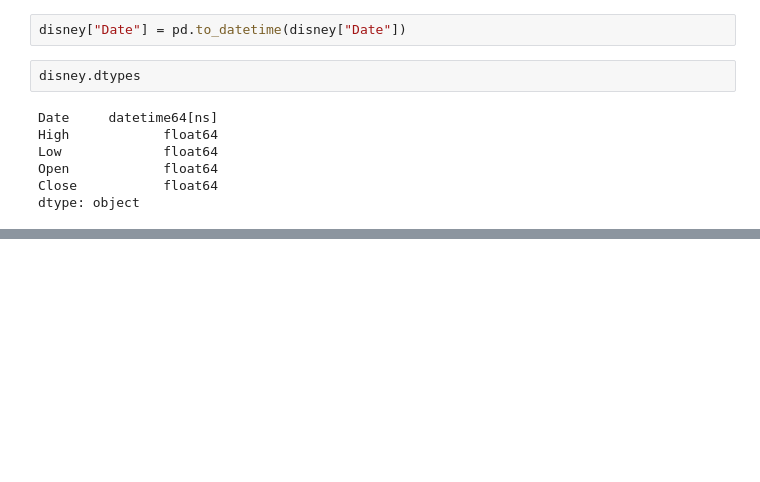
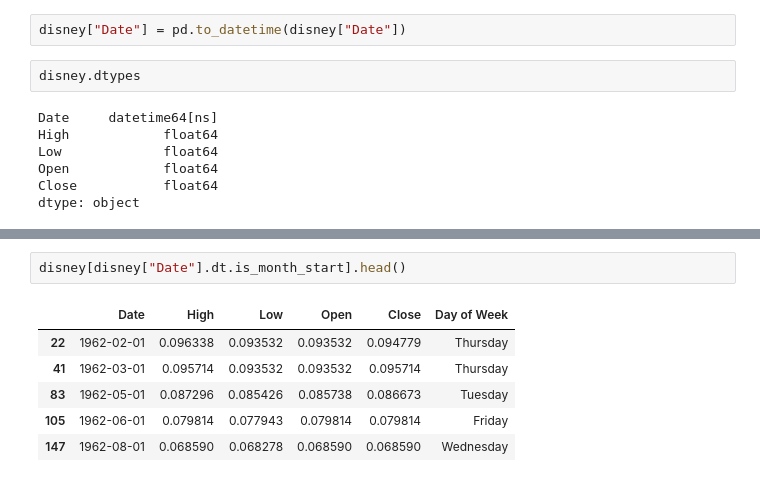
Before and after one commit to ljyGmail/pandas_in_action, a Jupyter notebook: ch11_working_with_dates_and_times.ipynb, the cells around one changed output, grey strips where cells are left out. Saved outputs shown, nothing was run; the diff lists cells and outputs as text; blank space fills up the shorter version.

```diff
--- a/ch11_working_with_dates_and_times.ipynb
+++ b/ch11_working_with_dates_and_times.ipynb
@@ -269,0 +372,9 @@ dtype: object
+# %%
+disney[disney["Date"].dt.is_month_start].head()
+# %% [output]
+|  | Date | High | Low | Open | Close | Day of Week |
+| 22 | 1962-02-01 | 0.096338 | 0.093532 | 0.093532 | 0.094779 | Thursday |
+| 41 | 1962-03-01 | 0.095714 | 0.093532 | 0.093532 | 0.095714 | Thursday |
+| 83 | 1962-05-01 | 0.087296 | 0.085426 | 0.085738 | 0.086673 | Tuesday |
+| 105 | 1962-06-01 | 0.079814 | 0.077943 | 0.079814 | 0.079814 | Friday |
+| 147 | 1962-08-01 | 0.068590 | 0.068278 | 0.068590 | 0.068590 | Wednesday |
```
Also changed, not shown: parts of 18 cells of this notebook.
